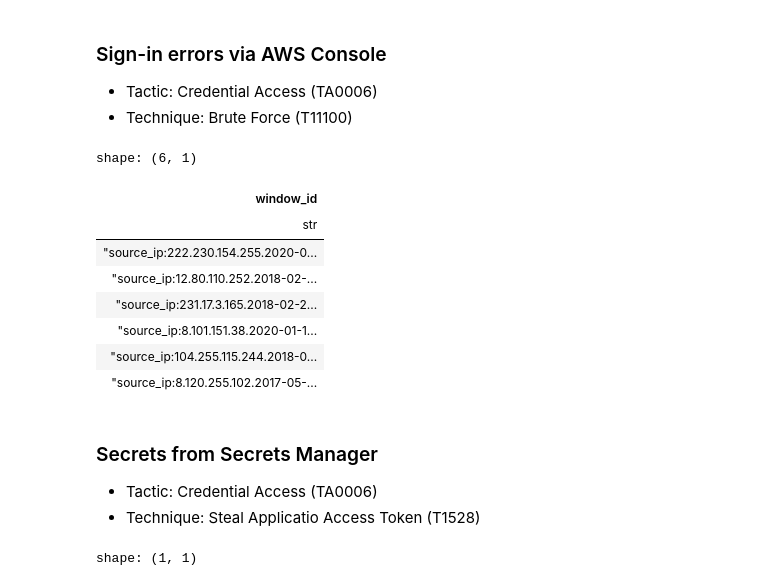
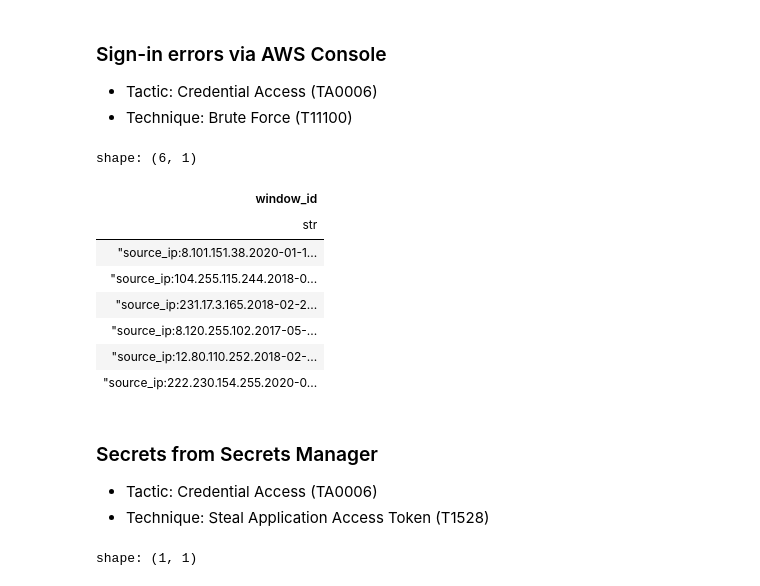
Before and after one commit to TracecatHQ/hunts, a Jupyter notebook: notebooks/aws_flaws.ipynb, the cells around one changed output. Saved outputs shown, nothing was run; the diff lists cells and outputs as text; code cells hidden in the pictures.

```diff
--- a/notebooks/aws_flaws.ipynb
+++ b/notebooks/aws_flaws.ipynb
@@ -40,6 +40,6 @@ def read_glob_json(pattern: str):
     logs = pl.concat(ray.get(batches), how="diagonal_relaxed")
     return logs
 # %%
-logs = read_glob_json("data/*.json.gz")
+logs = read_glob_json("../data/*.json.gz")
 logs.head(5)
 # %% [output]
@@ -201,7 +201,7 @@ data = (
     .sort([entity_col, "eventTime"])
     .set_sorted([entity_col, "eventTime"])
     # Group into windows
-    .with_columns(pl.col("eventTime").arg_sort().over(entity_col).cast(pl.Int64).alias("index"))
+    .with_columns(pl.col("eventTime").arg_sort().over(entity_col).cast(pl.Int32).alias("index"))
     .group_by_dynamic("index", by=entity_col, every=every)
     .agg(pl.all().exclude("index"))
     # Create window ID
@@ -210,7 +210,7 @@ data = (
     .drop("index")
     .explode(pl.all().exclude(entity_col, "window_id"))
     # Reset index to start from 1 over window groups
-    .with_columns(pl.col("eventTime").arg_sort().cast(pl.Int64).over("window_id").alias("index"))
+    .with_columns(pl.col("eventTime").arg_sort().cast(pl.Int32).over("window_id").alias("index"))
     # Sort
     .sort(["window_id", "index"])
     .set_sorted(["window_id", "index"])
@@ -314,3 +316,5 @@ shape: (189, 2)
+# %%
+DETECTION_RESULTS = {}
 # %% [markdown]
 ### Suspicious `userAgent`
 API request made from a suspicious `userAgent`.
@@ -366,6 +370,7 @@ query = (
     .unique()
 )
 result = query.collect(streaming=True)
+DETECTION_RESULTS["TA0004.T1078.root"] = result
 result
 # %% [output]
 shape: (40, 1)
@@ -394,30 +399,31 @@ shape: (40, 1)
 # %%
 query = (
     data.lazy()
     .filter(
         (pl.col("eventSource") == "signin.amazonaws.com") &
         (pl.col("eventName") == "ConsoleLogin") &
         (pl.col("responseElements").str.to_lowercase().str.contains("fail"))
     )
     .select("window_id")
     .unique()
 )
 result = query.collect(streaming=True)
+DETECTION_RESULTS["TA0006.T11100.sign_in_errors"] = result
 result
 # %% [output]
 shape: (6, 1)
 | window_id |
 | str |
-| "source_ip:222.230.154.255.2020-0... |
-| "source_ip:12.80.110.252.2018-02-... |
-| "source_ip:231.17.3.165.2018-02-2... |
 | "source_ip:8.101.151.38.2020-01-1... |
 | "source_ip:104.255.115.244.2018-0... |
+| "source_ip:231.17.3.165.2018-02-2... |
 | "source_ip:8.120.255.102.2017-05-... |
+| "source_ip:12.80.110.252.2018-02-... |
+| "source_ip:222.230.154.255.2020-0... |
 # %% [markdown]
 ### Secrets from Secrets Manager
 - Tactic: Credential Access (TA0006)
-- Technique: Steal Applicatio Access Token (T1528)
+- Technique: Steal Application Access Token (T1528)
 # %%
 query = (
     data.lazy()
```
Also changed, not shown: parts of 23 cells of this notebook.
